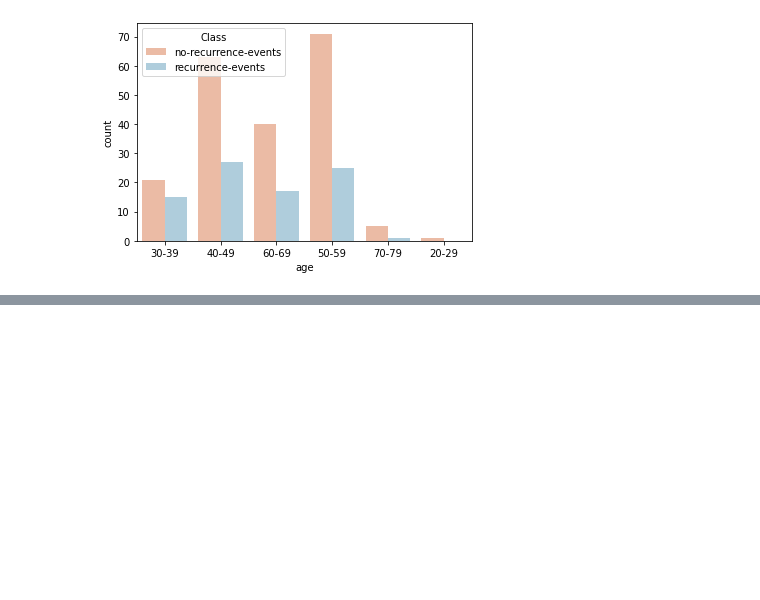
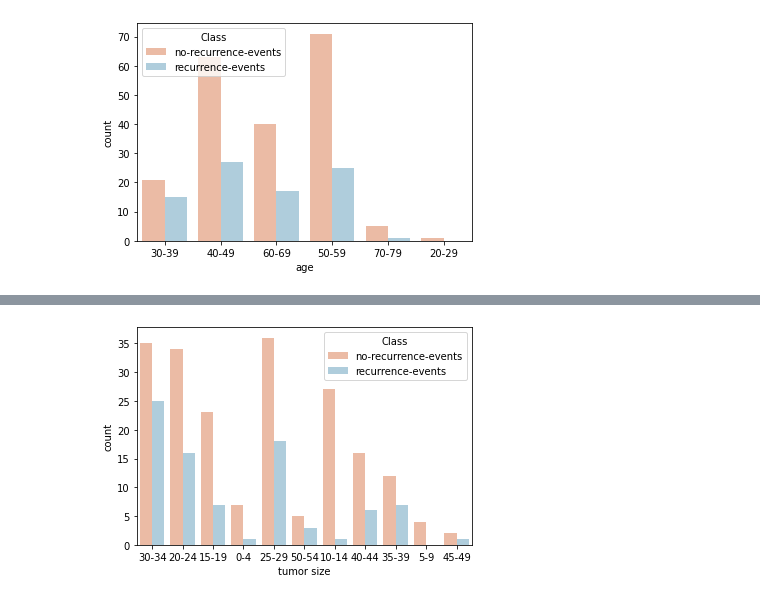
Before and after one commit to jesua187/ReconocimientoPatrones, a Jupyter notebook: InvCorta2.ipynb, the cells around one changed output, grey strips where cells are left out. Cells and saved outputs as stored; diff of their text form; code cells hidden in the pictures; blank space fills up the shorter version.

```diff
--- a/InvCorta2.ipynb
+++ b/InvCorta2.ipynb
@@ -233,0 +241,7 @@ plt.show()
+# %%
+
+plt.figure()
+sns.countplot(x='tumor size', hue='Class', data=breast_cancer, palette='RdBu')
+plt.show()
+# %% [output]
+[figure, added]
```
Also changed, not shown: parts of 4 cells of this notebook.
